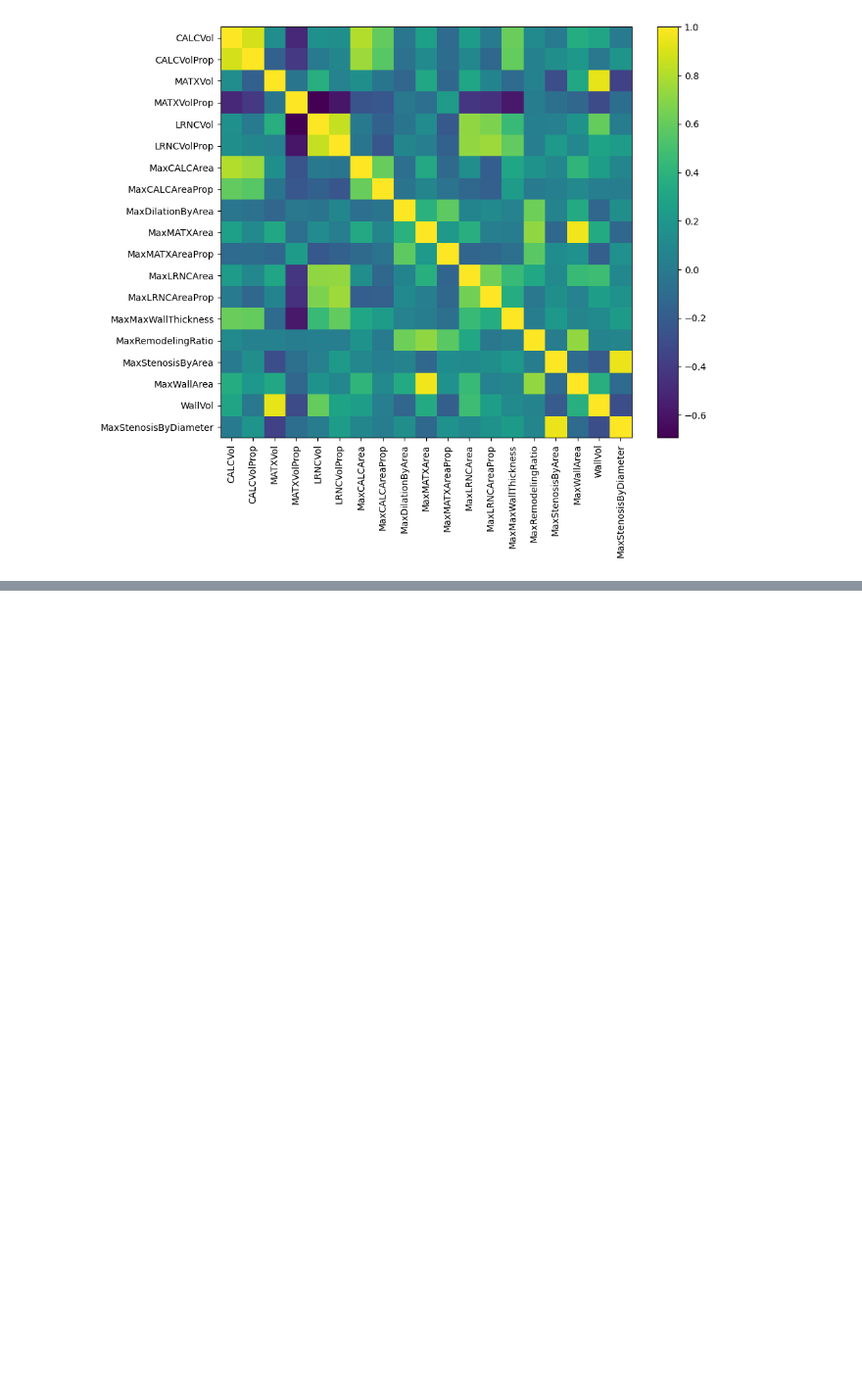
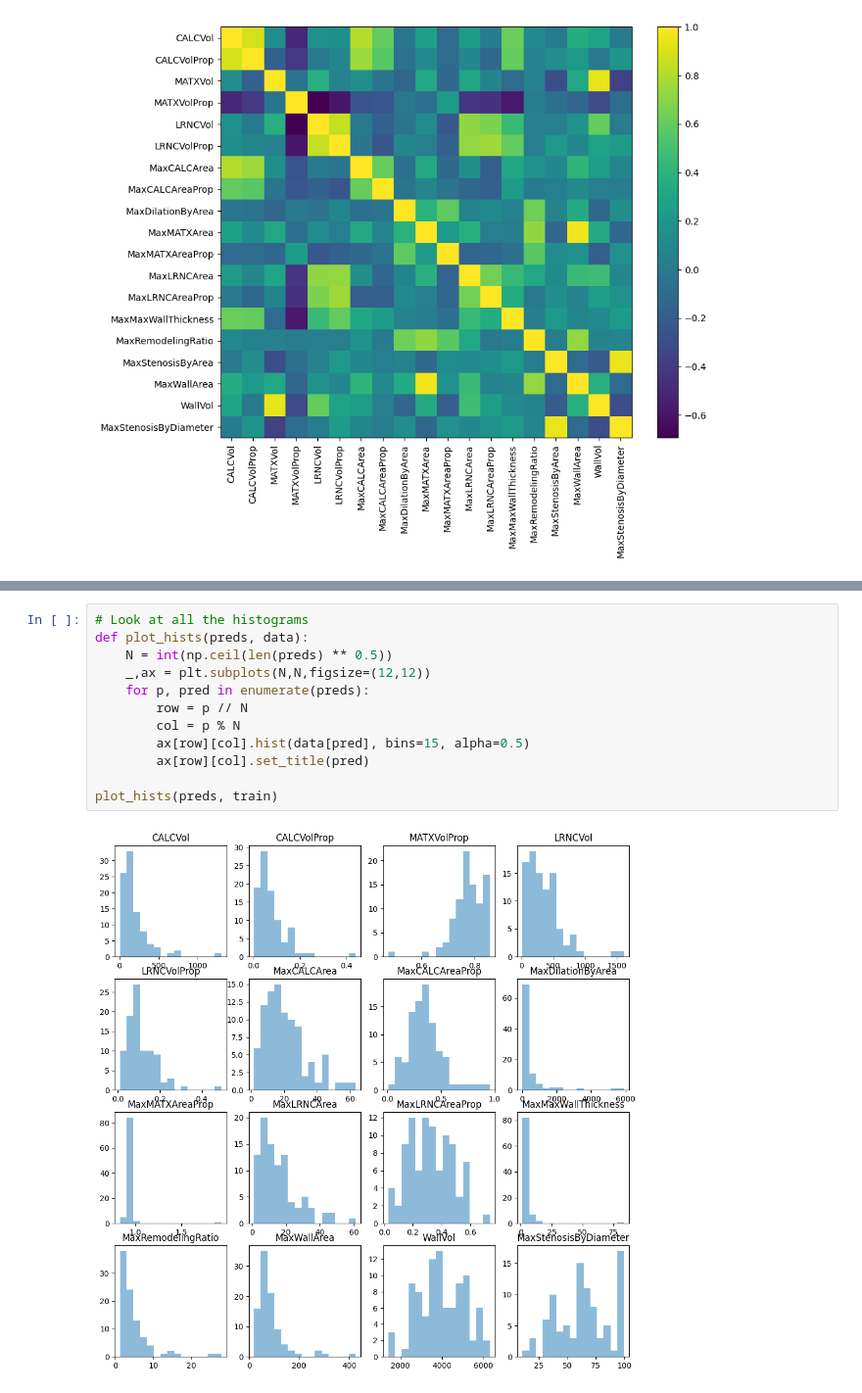
Before and after one commit to mru-data3464/w26, a Jupyter notebook: demo_code/01_stroke/strokedemo.ipynb, the cells around one changed output, grey strips where cells are left out. Shown at 98% size. Cells and saved outputs as stored; diff of their text form; blank space fills up the shorter version.

```diff
--- a/demo_code/01_stroke/strokedemo.ipynb
+++ b/demo_code/01_stroke/strokedemo.ipynb
@@ -114,0 +133,14 @@ MaxStenosisByArea is correlated with MaxStenosisByDiameter
+# %%
+# Look at all the histograms
+def plot_hists(preds, data):
+    N = int(np.ceil(len(preds) ** 0.5))
+    _,ax = plt.subplots(N,N,figsize=(12,12))
+    for p, pred in enumerate(preds):
+        row = p // N
+        col = p % N
+        ax[row][col].hist(data[pred], bins=15, alpha=0.5)
+        ax[row][col].set_title(pred)
+
+plot_hists(preds, train)
+# %% [output]
+[figure, added]
```
Also changed, not shown: parts of 14 cells of this notebook, 3 other files.
